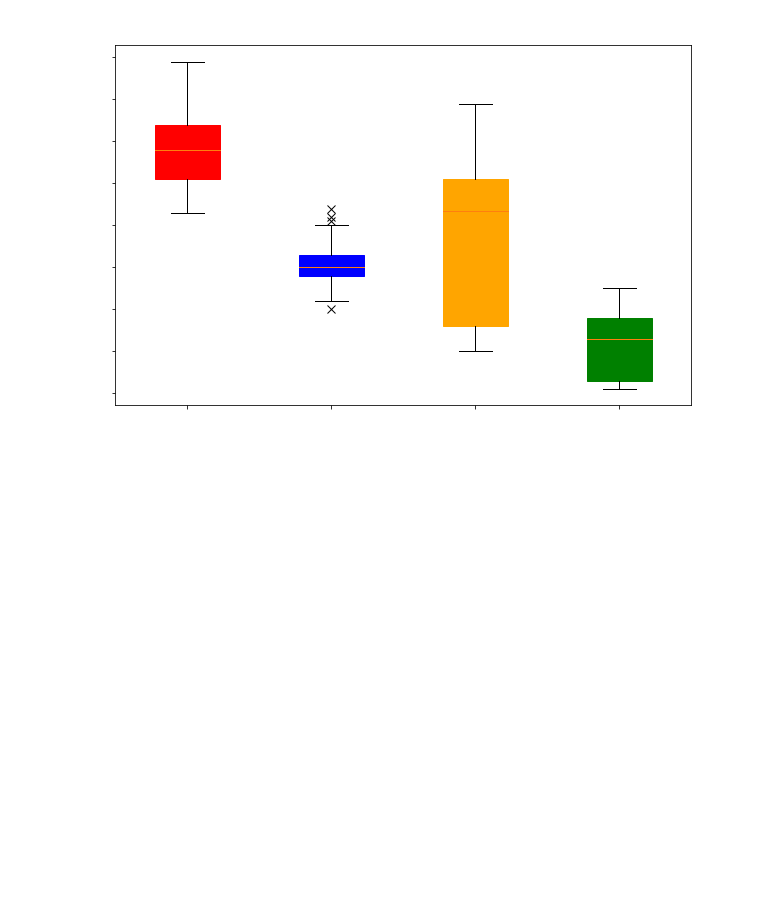
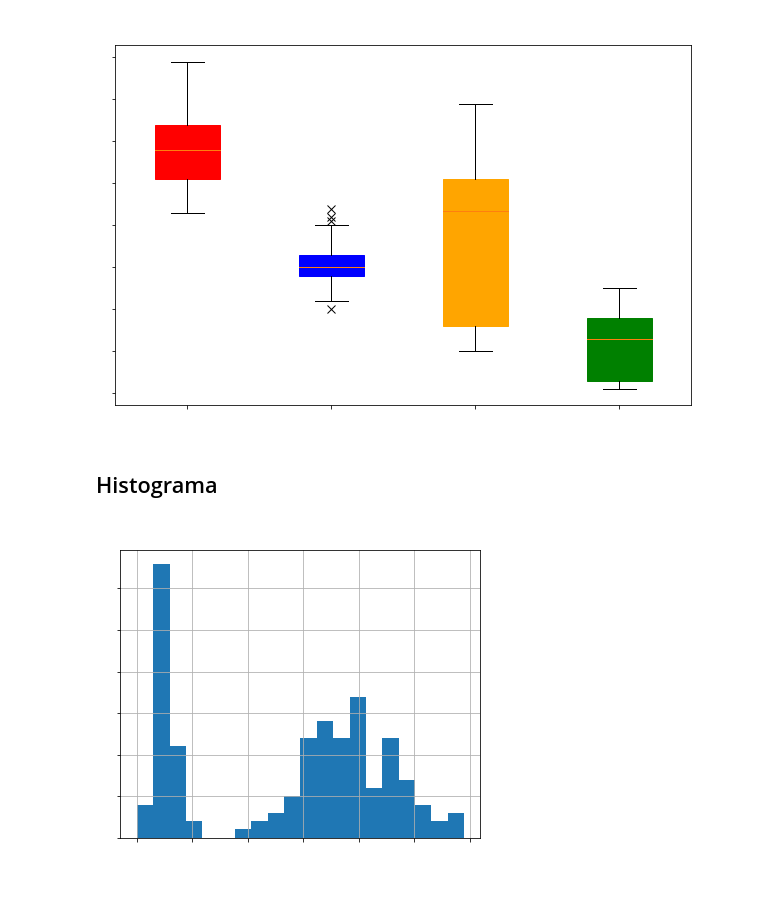
Before and after one commit to MM-coder-bit/Data_Visualization_MatPlotLib, a Jupyter notebook: 2 - Customização matplotlib iris.ipynb, the cells around one changed output. Saved outputs shown, nothing was run; the diff lists cells and outputs as text; code cells hidden in the pictures; blank space fills up the shorter version.

```diff
--- a/2 - Customização matplotlib iris.ipynb
+++ b/2 - Customização matplotlib iris.ipynb
@@ -62,3 +62,16 @@ for outlier in caixas['fliers']:
     outlier.set(marker='x', markersize=8)
 # %% [output]
 [figure]
+# %% [markdown]
+## Histograma
+# %%
+fig = plt.figure(figsize=(5,4))
+eixo = fig.add_axes([0,0,1,1])
+
+eixo.hist(df['comprimento_pétala'], bins=20)
+eixo.set_title('Histograma', fontsize=15, pad=10,color='w')
+eixo.set_xlabel('Comprimento da pétala', fontsize=15,color='w')
+eixo.tick_params(labelsize=8, labelcolor='w') # tamanho valores do eixo X e Y
+eixo.grid(True)
+# %% [output]
+[figure, added]
```
Also changed, not shown: parts of 3 cells of this notebook.
